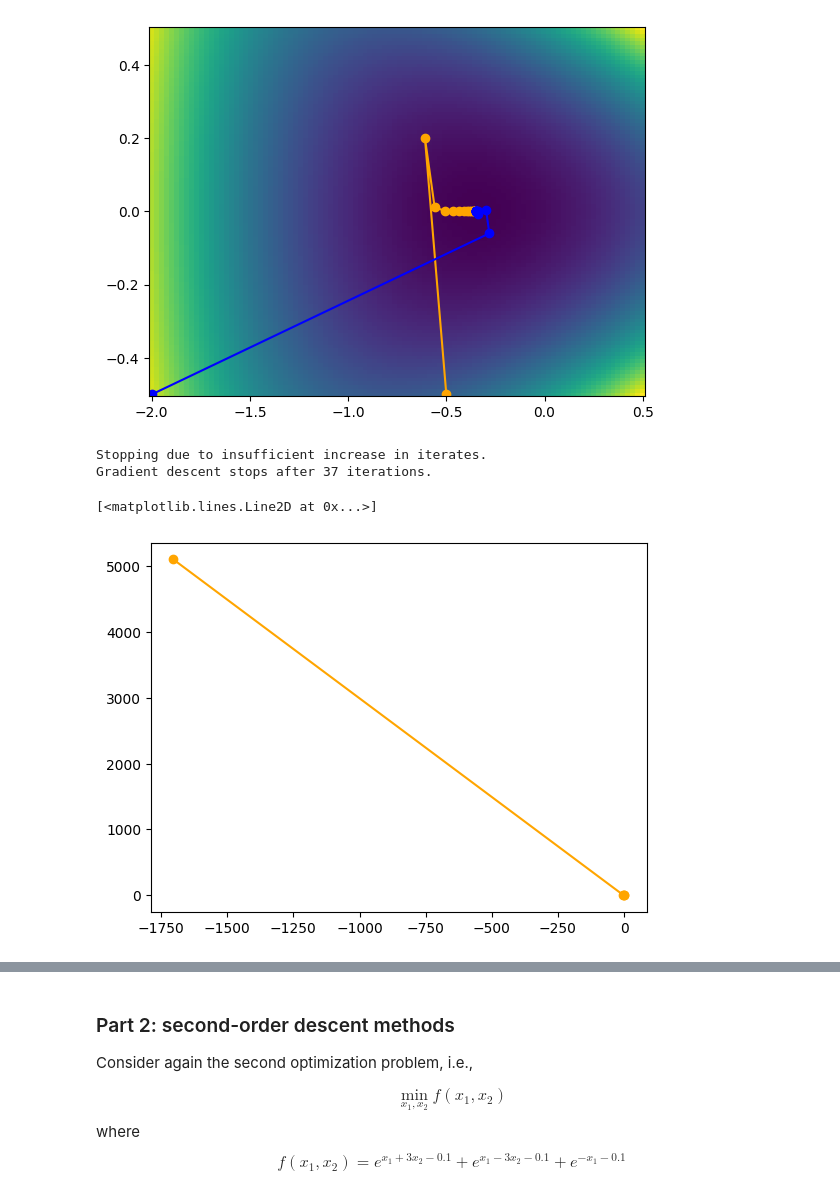
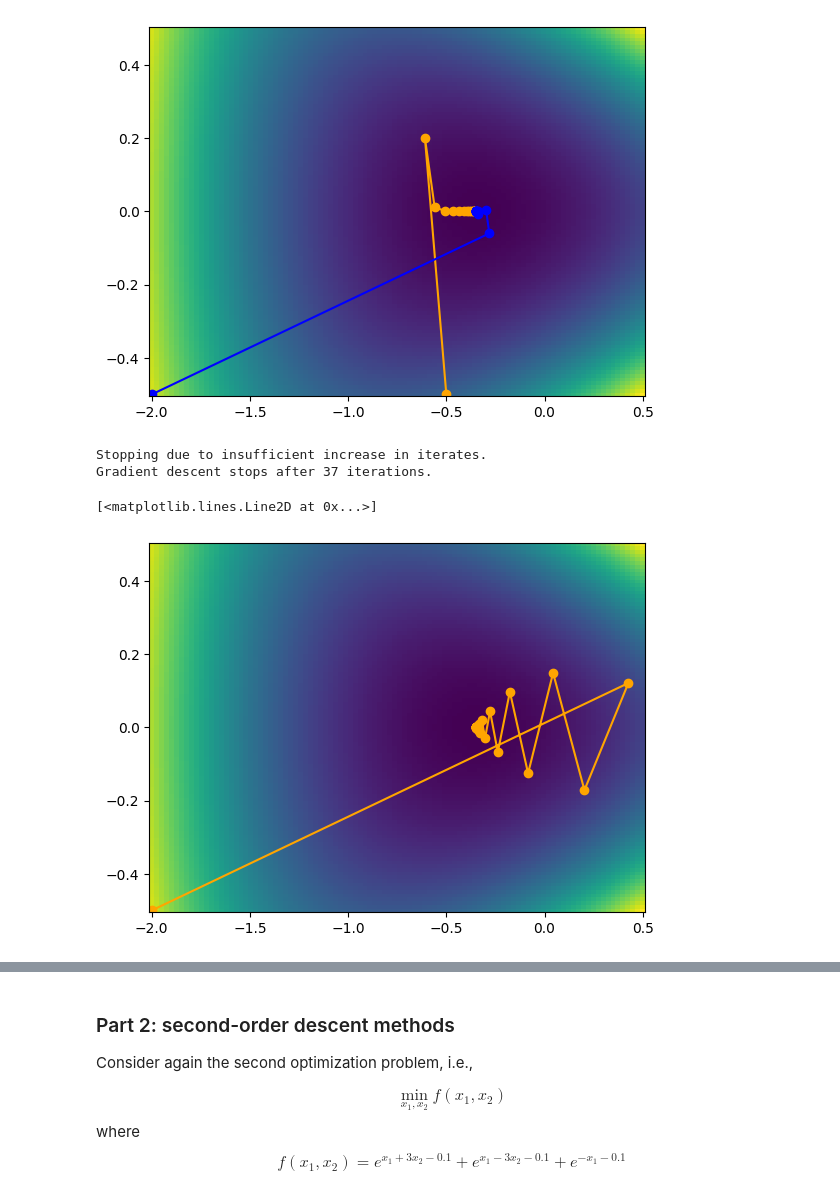
Before and after one commit to Yassine913/Info, a Jupyter notebook: notebooks/TP2.ipynb, the cells around one changed output, grey strips where cells are left out. Saved outputs shown, nothing was run; the diff lists cells and outputs as text; code cells hidden in the pictures.

```diff
--- a/notebooks/TP2.ipynb
+++ b/notebooks/TP2.ipynb
@@ -409,43 +409,45 @@ def backtracking(s,eta,xk):
         step=eta*step
         iteration+=1
   return step,iteration
-def gradient_descent_optimal_stepsize2(x0, s,eta,nitermax=100, tol=1e-5):
+def gradient_descent_backtracking(x0, s,eta,nitermax=100, tol=1e-5):
   # list of iterates
     xks = [x0]
 
     # init metrics
     cost_vals = [obj(x0[0], x0[1])] # list of cost values
+
 
     k=0
     iteration_backtracking=0
     exitCriterion = False
     while (exitCriterion is False) and (k <= nitermax):
         xk = xks[k]
         step,iteration=backtracking(s,eta,xk)
         iteration_backtracking+=iteration
         xk1 = xk - step*grad2(xk[0],xk[1])
 
         # compute metrics
         cost_vals.append(obj(xk1[0], xk1[1]))
 
         incr = np.linalg.norm(xk1-xk)/np.linalg.norm(xk1)
         if incr < tol:
             exitCriterion = True
             print("Stopping due to insufficient increase in iterates.")
 
         # add new iterate
         xks.append(xk1)
         k+=1
     print("Gradient descent stops after "+str(k)+" iterations.")
     return np.array(xks), np.array(cost_vals),iteration_backtracking
 
 x0 = np.array([-2, -0.5])
-xks2, cost_vals,  iteration_backtracking = gradient_descent_optimal_stepsize2(x0,0.2,0.95, nitermax=200, tol=1e-6)
+xks2, cost_vals,  iteration_backtracking = gradient_descent_backtracking(x0,0.2,0.95, nitermax=200, tol=1e-6)
+
 plt.figure()
 plt.pcolormesh(x1,x2,obj(x1,x2))
-plt.plot(xks[:,0],xks[:,1],color='orange',marker='o')
+plt.plot(xks2[:,0],xks2[:,1],color='orange',marker='o')
 # %% [output]
 Stopping due to insufficient increase in iterates.
 Gradient descent stops after 37 iterations.
 [<matplotlib.lines.Line2D at 0x...>]
-[figure, old version]
+[figure, new version]
```
Also changed, not shown: parts of 6 cells of this notebook.
